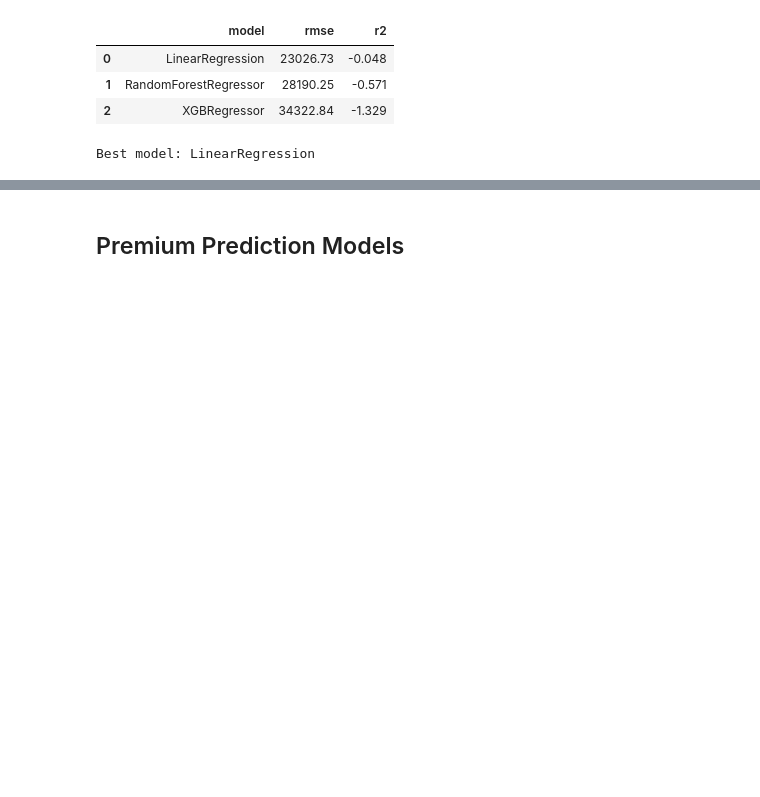
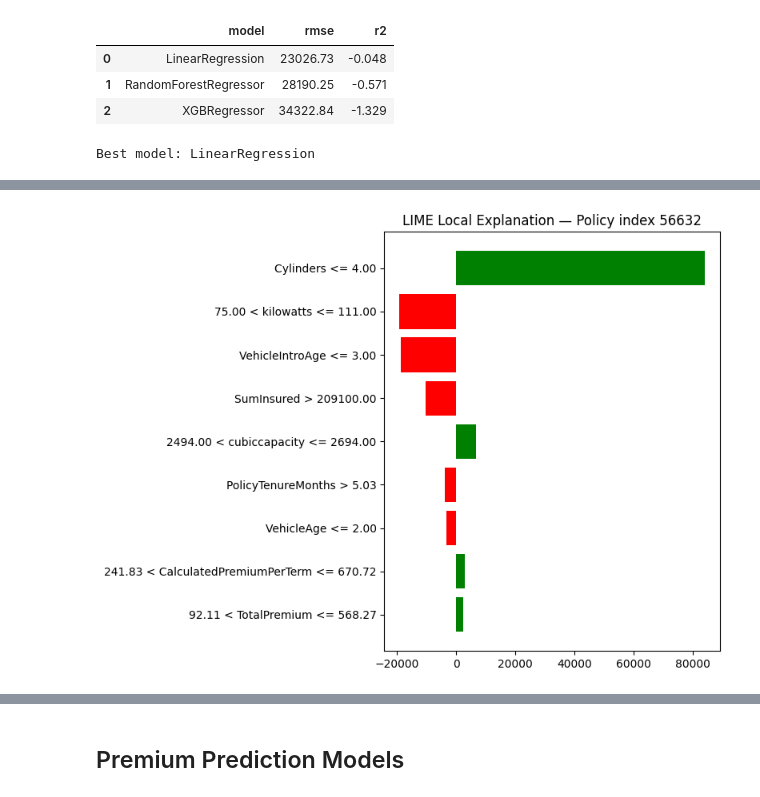
Before and after one commit to alemayehutseganew/Insurance-Risk-Analytics-And-Predictive-Modeling, a Jupyter notebook: notebooks/task4_modeling.ipynb, the cells around one changed output, grey strips where cells are left out. Drawn from its saved outputs; the diff is of its cells as text; code cells hidden in the pictures; blank space fills up the shorter version.

```diff
--- a/notebooks/task4_modeling.ipynb
+++ b/notebooks/task4_modeling.ipynb
@@ -140,0 +216,45 @@ else:
+# %%
+try:
+    from lime.lime_tabular import LimeTabularExplainer
+except ImportError as exc:
+    raise ImportError("Please install lime>=0.2.0 to run this cell") from exc
+
+if not results_df.empty:
+    best_model_name = results_df.iloc[0]["model"]
+    best_pipeline = trained_models[best_model_name]
+    feature_names = X_train.columns.tolist()
+    numeric_mask = X_train.apply(pd.api.types.is_numeric_dtype)
+    X_train_numeric = X_train.loc[:, numeric_mask].astype(float)
+    X_test_numeric = X_test.loc[:, numeric_mask].astype(float)
+    feature_names_numeric = X_train_numeric.columns.tolist()
+    explainer = LimeTabularExplainer(
+        training_data=X_train_numeric.values,
+        feature_names=feature_names_numeric,
+        mode="regression",
+        discretize_continuous=True,
+        random_state=42,
+    )
+    sample = X_test_numeric.sample(1, random_state=42)
+    sample_values = sample.values[0]
+    def predict_fn(data):
+        numeric_df = pd.DataFrame(data, columns=feature_names_numeric)
+        combined = pd.concat(
+            [numeric_df, X_test.loc[:, ~numeric_mask].reset_index(drop=True)],
+            axis=1,
+        )
+        combined = combined[X_test.columns]
+        return best_pipeline.predict(combined)
+    explanation = explainer.explain_instance(
+        data_row=sample_values,
+        predict_fn=predict_fn,
+        num_features=10,
+    )
+    fig = explanation.as_pyplot_figure()
+    fig.set_size_inches(8, 6)
+    plt.title(f"LIME Local Explanation — Policy index {sample.index[0]}")
+    plt.tight_layout()
+    plt.show()
+else:
+    print("LIME explanation skipped because no severity model is available.")
+# %% [output]
+[figure, added]
```
Also changed, not shown: parts of 7 cells of this notebook, 18 other files.
